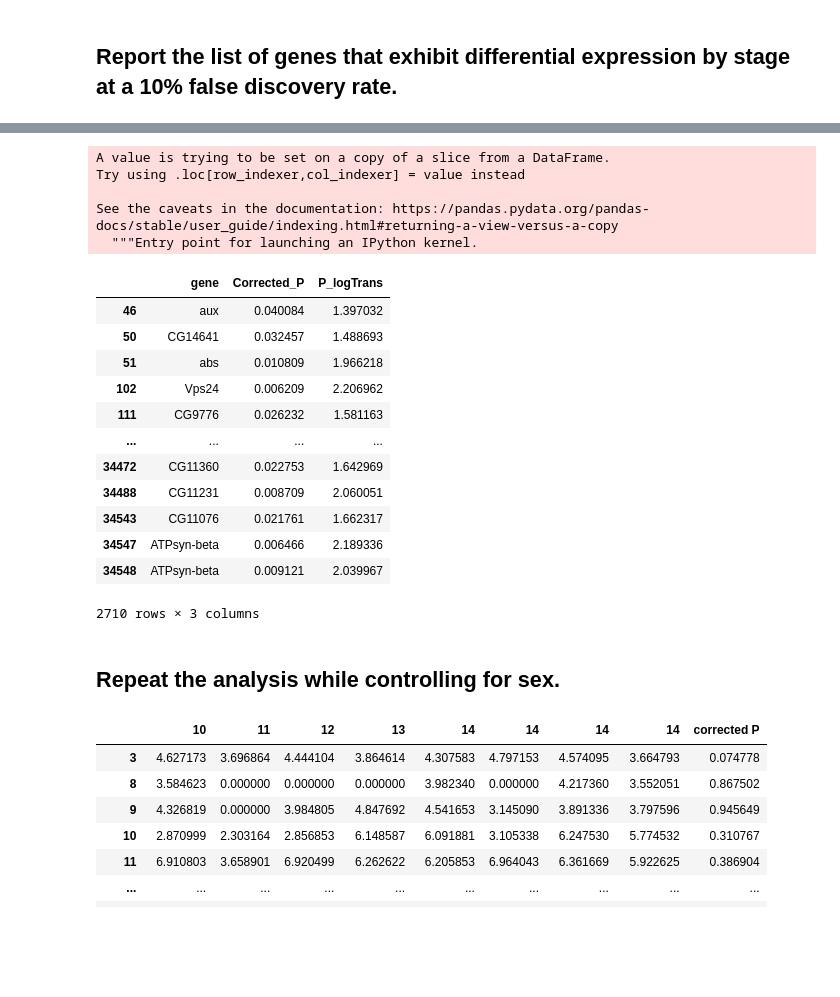
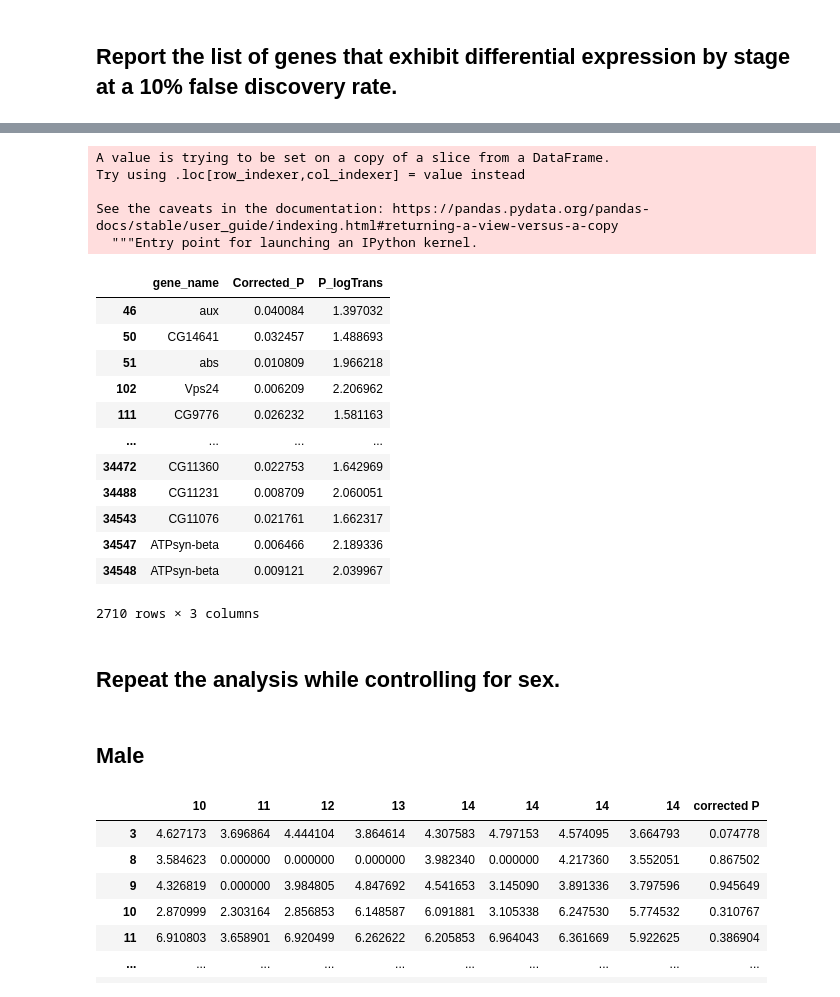
Before and after one commit to Andymao1998/qbb2021-answers, a Jupyter notebook: week9_hw/Week9_HW.ipynb, the cells around one changed output, grey strips where cells are left out. Cells and saved outputs as stored; diff of their text form; code cells hidden in the pictures; blank space fills up the shorter version.

```diff
--- a/week9_hw/Week9_HW.ipynb
+++ b/week9_hw/Week9_HW.ipynb
@@ -76,0 +53,6 @@ np.log2(FPKM_filter.iloc[:, 3:-1] + 1)
+# %%
+for i in ['male_10', 'male_11', 'male_12', 'male_13',
+       'male_14A', 'male_14B', 'male_14C', 'male_14D', 'female_10',
+       'female_11', 'female_12', 'female_13', 'female_14A', 'female_14B',
+       'female_14C', 'female_14D'] :
+    FPKM_filter[i] = np.log2(FPKM_filter[i] + 1)
@@ -219,16 +207,16 @@ FPKM_filter
 # %%
 FPKM_filter["Corrected_P"] = corrected_all
 FPKM_filter
-gene_list_all = FPKM_filter[FPKM_filter["Corrected_P"] < 0.05][["gene", "Corrected_P"]]
+gene_list_all = FPKM_filter[FPKM_filter["Corrected_P"] < 0.05][["gene_name", "Corrected_P"]]
 gene_list_all["P_logTrans"] = -np.log10(gene_list_all["Corrected_P"])
 gene_list_all
 # %% [output]
 A value is trying to be set on a copy of a slice from a DataFrame.
 Try using .loc[row_indexer,col_indexer] = value instead
 
 See the caveats in the documentation: https://pandas.pydata.org/pandas-docs/stable/user_guide/indexing.html#returning-a-view-versus-a-copy
   """Entry point for launching an IPython kernel.
-|  | gene | Corrected_P | P_logTrans |
+|  | gene_name | Corrected_P | P_logTrans |
 | 46 | aux | 0.040084 | 1.397032 |
 | 50 | CG14641 | 0.032457 | 1.488693 |
 | 51 | abs | 0.010809 | 1.966218 |
@@ -243,6 +231,8 @@ See the caveats in the documentation: https://pandas.pydata.org/pandas-docs/stab
 2710 rows × 3 columns
 # %% [markdown]
 ## Repeat the analysis while controlling for sex.
+# %% [markdown]
+## Male
 # %%
 male_FPKM = FPKM_filter.iloc[:, 2:10]
 female_FPKM = FPKM_filter.iloc[:, 10:-2]
```
Also changed, not shown: parts of 10 cells of this notebook.
